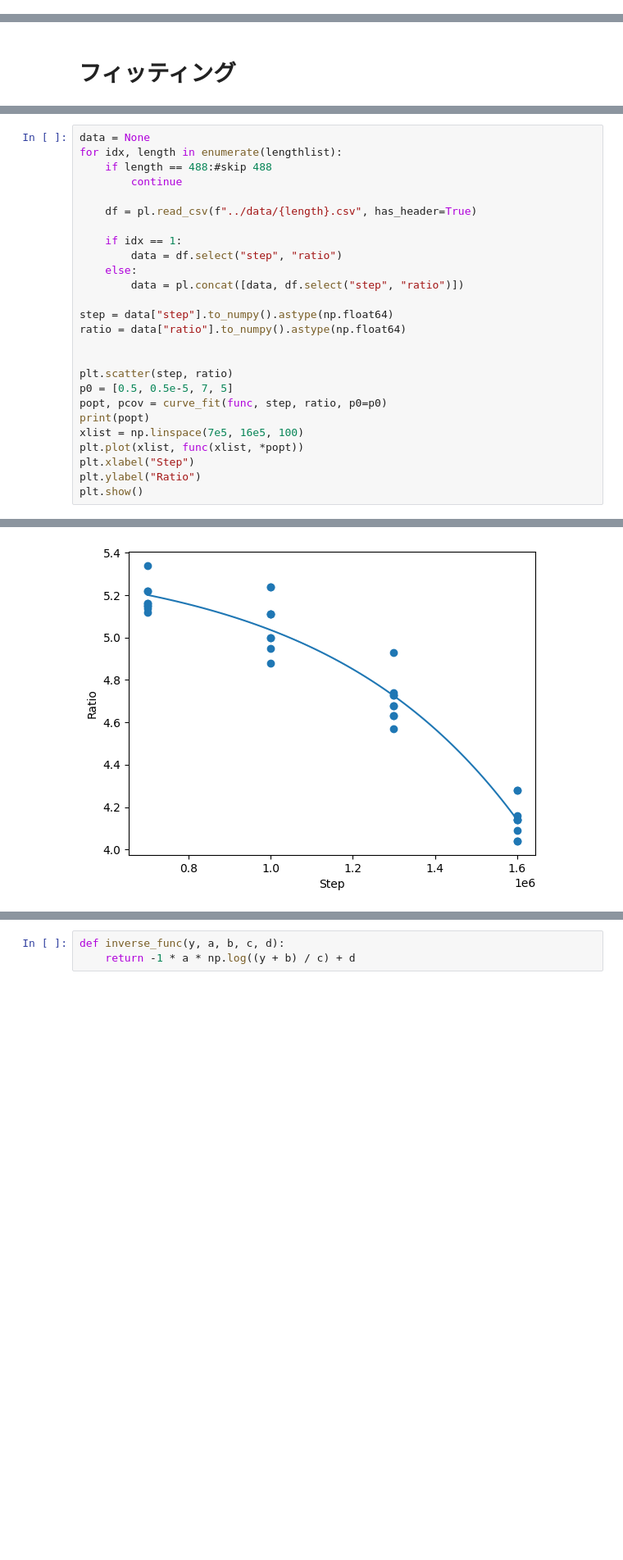
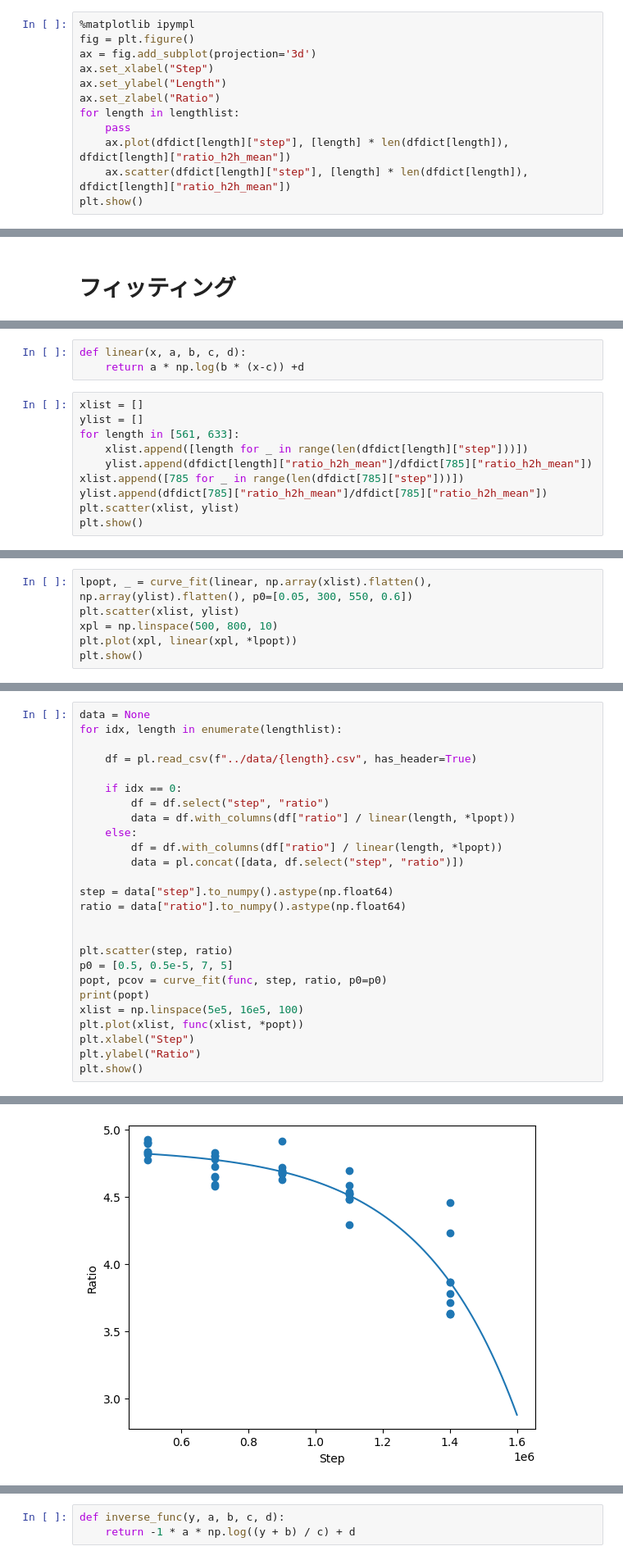
Before and after one commit to chiashi-lab/pl, a Jupyter notebook: notebook/analyse.ipynb, the cells around one changed output, grey strips where cells are left out. Shown: that part at 82% size. Saved outputs shown, nothing was run; the diff lists cells and outputs as text; blank space fills up the shorter version.

Commit message:
update data and notebook

```diff
--- a/notebook/analyse.ipynb
+++ b/notebook/analyse.ipynb
@@ -148,3 +143,15 @@ plt.show()
 波長依存性ないかも
 # %%
 plt.close()
+# %%
+%matplotlib ipympl
+fig = plt.figure()
+ax = fig.add_subplot(projection='3d')
+ax.set_xlabel("Step")
+ax.set_ylabel("Length")
+ax.set_zlabel("Ratio")
+for length in lengthlist:
+    pass
+    ax.plot(dfdict[length]["step"], [length] * len(dfdict[length]), dfdict[length]["ratio_h2h_mean"])
+    ax.scatter(dfdict[length]["step"], [length] * len(dfdict[length]), dfdict[length]["ratio_h2h_mean"])
+plt.show()
@@ -162,0 +170,13 @@ No such comm: 2365d3cfdaa84e9cbb142854800a87b2
+# %%
+def linear(x, a, b, c, d):
+    return a * np.log(b * (x-c)) +d
+# %%
+xlist = []
+ylist = []
+for length in [561, 633]:
+    xlist.append([length for _ in range(len(dfdict[length]["step"]))])
+    ylist.append(dfdict[length]["ratio_h2h_mean"]/dfdict[785]["ratio_h2h_mean"])
+xlist.append([785 for _ in range(len(dfdict[785]["step"]))])
+ylist.append(dfdict[785]["ratio_h2h_mean"]/dfdict[785]["ratio_h2h_mean"])
+plt.scatter(xlist, ylist)
+plt.show()
@@ -162,0 +185,6 @@ No such comm: 2365d3cfdaa84e9cbb142854800a87b2
+# %%
+lpopt, _ = curve_fit(linear, np.array(xlist).flatten(), np.array(ylist).flatten(), p0=[0.05, 300, 550, 0.6])
+plt.scatter(xlist, ylist)
+xpl = np.linspace(500, 800, 10)
+plt.plot(xpl, linear(xpl, *lpopt))
+plt.show()
@@ -163,14 +193,14 @@ No such comm: 2365d3cfdaa84e9cbb142854800a87b2
 # %%
 data = None
 for idx, length in enumerate(lengthlist):
-    if length == 488:#skip 488
-        continue
 
     df = pl.read_csv(f"../data/{length}.csv", has_header=True)
 
-    if idx == 1:
-        data = df.select("step", "ratio")
+    if idx == 0:
+        df = df.select("step", "ratio")
+        data = df.with_columns(df["ratio"] / linear(length, *lpopt))
     else:
+        df = df.with_columns(df["ratio"] / linear(length, *lpopt))
         data = pl.concat([data, df.select("step", "ratio")])
 
 step = data["step"].to_numpy().astype(np.float64)
@@ -181,7 +211,7 @@ plt.scatter(step, ratio)
 p0 = [0.5, 0.5e-5, 7, 5]
 popt, pcov = curve_fit(func, step, ratio, p0=p0)
 print(popt)
-xlist = np.linspace(7e5, 16e5, 100)
+xlist = np.linspace(5e5, 16e5, 100)
 plt.plot(xlist, func(xlist, *popt))
 plt.xlabel("Step")
 plt.ylabel("Ratio")
@@ -191 +221 @@ plt.show()
-[figure, old version]
+[figure, new version]
```
Also changed, not shown: parts of 16 cells of this notebook, 3 other files.
